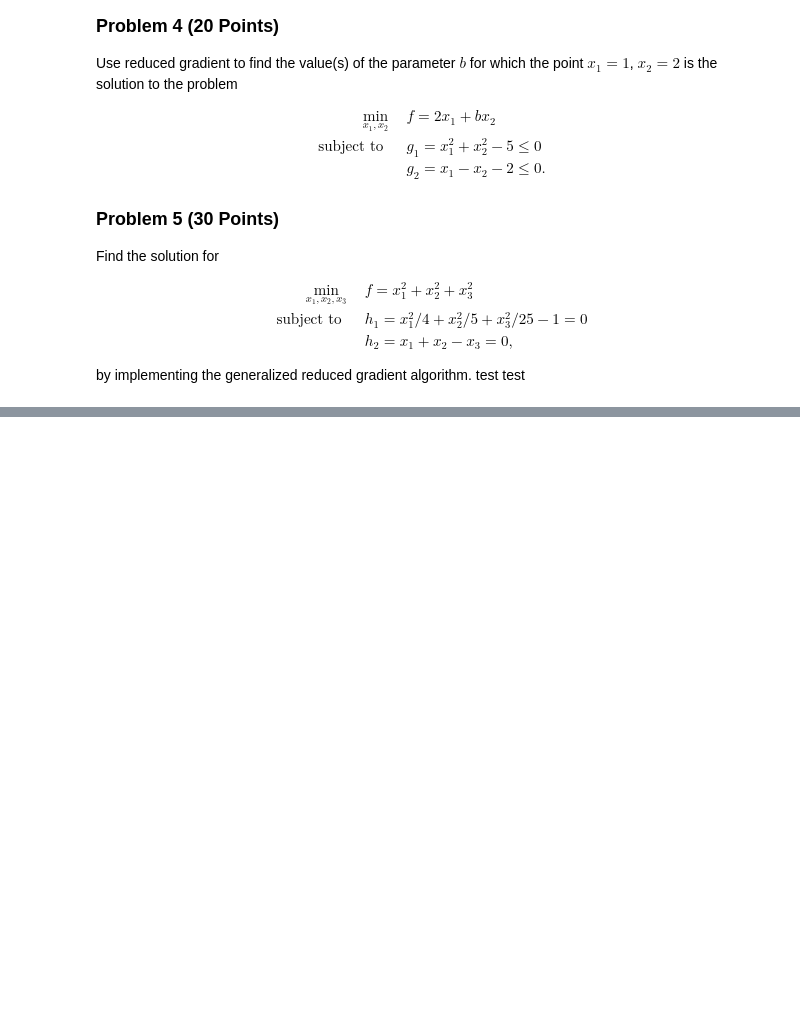
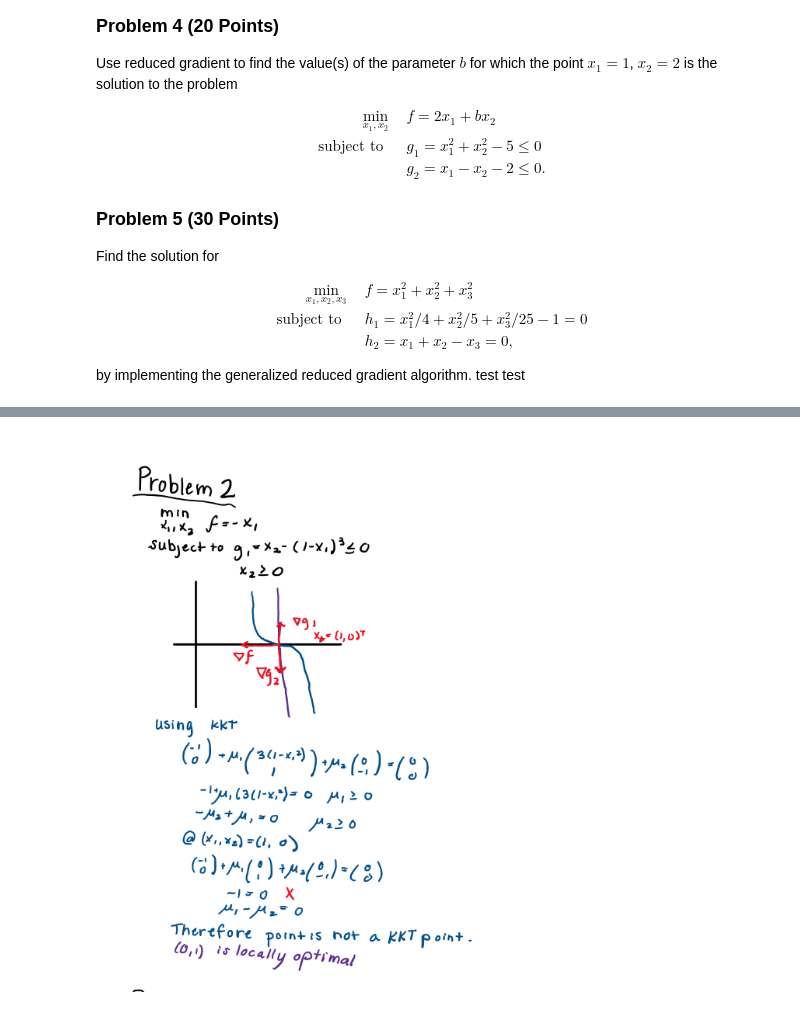
Before and after one commit to ralewi15/Design-Optimization, a Jupyter notebook: Homework/Homework 4.ipynb, the cells around one changed output, grey strips where cells are left out. Saved outputs shown, nothing was run; the diff lists cells and outputs as text; code cells hidden in the pictures; blank space fills up the shorter version.

```diff
--- a/Homework/Homework 4.ipynb
+++ b/Homework/Homework 4.ipynb
@@ -76 +74,7 @@ FileNotFoundError: No such file or directory: 'IMG_0235.png'
+# %%
+
+from IPython.display import display, Image
+display(Image(filename='IMG_0236.jpg'))
+# %% [output]
+[figure, added]
 # %%
```
Also changed, not shown: parts of 4 cells of this notebook.
